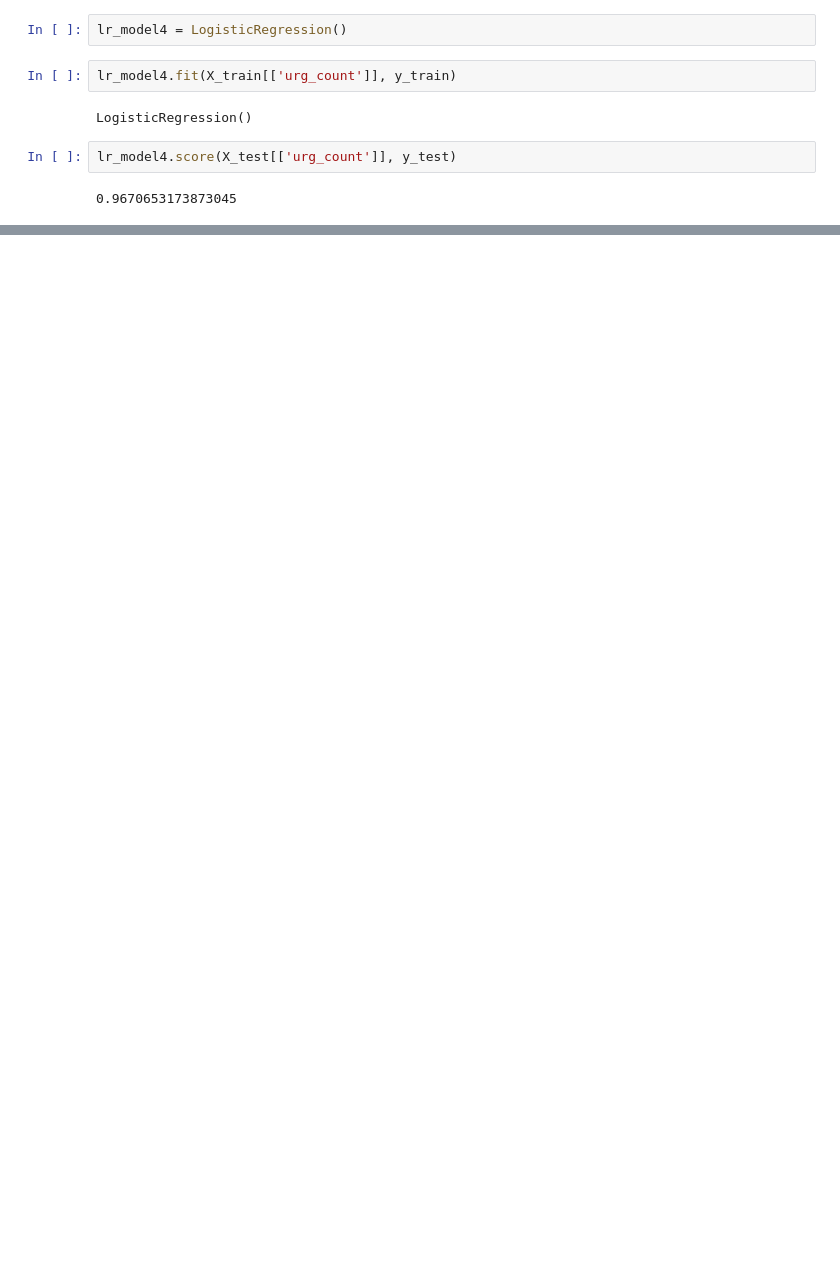
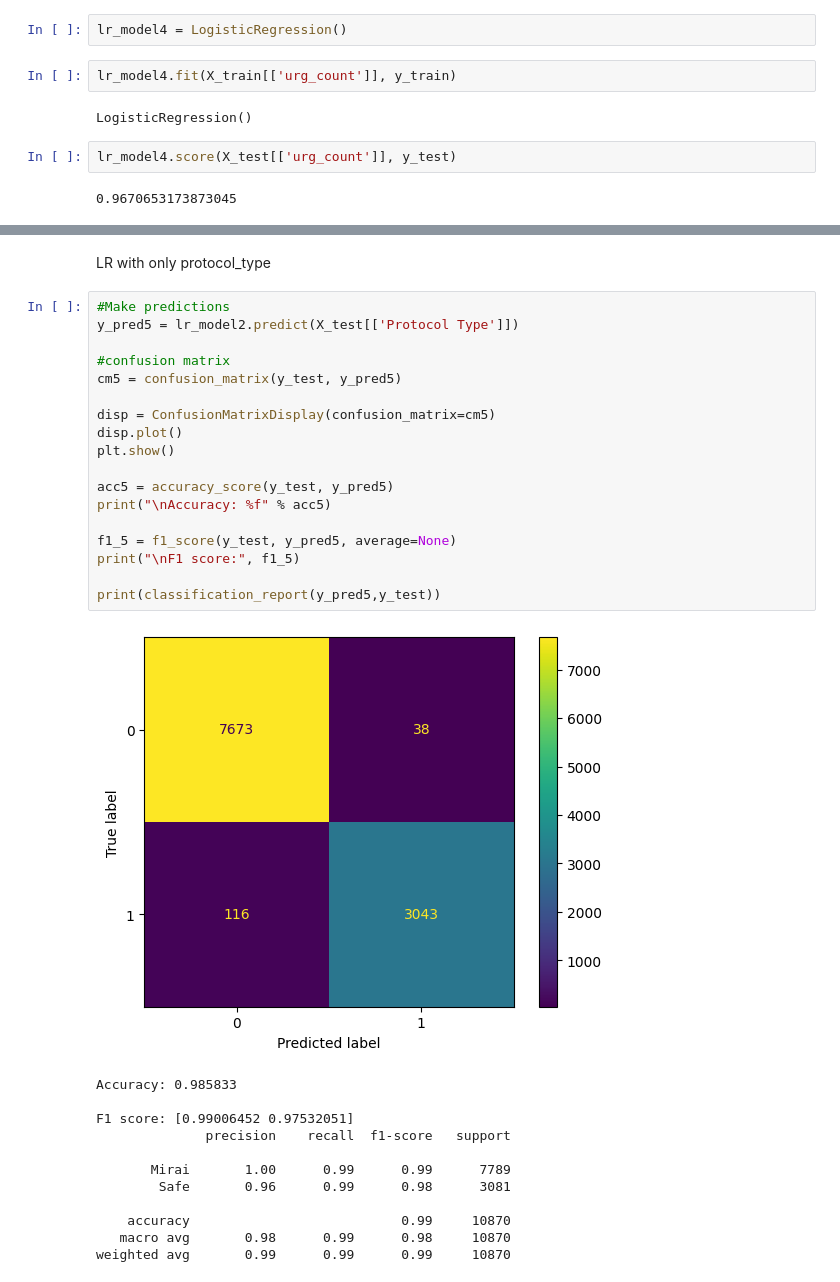
Before and after one commit to Antech15/LAEP-Project, a Jupyter notebook: LAEP_Project.ipynb, the cells around one changed output, grey strips where cells are left out. Saved outputs shown, nothing was run; the diff lists cells and outputs as text; blank space fills up the shorter version.

```diff
--- a/LAEP_Project.ipynb
+++ b/LAEP_Project.ipynb
@@ -575,0 +620,33 @@ lr_model4.score(X_test[['urg_count']], y_test)
+# %% [markdown]
+LR with only protocol_type
+# %%
+#Make predictions
+y_pred5 = lr_model2.predict(X_test[['Protocol Type']])
+
+#confusion matrix
+cm5 = confusion_matrix(y_test, y_pred5)
+
+disp = ConfusionMatrixDisplay(confusion_matrix=cm5)
+disp.plot()
+plt.show()
+
+acc5 = accuracy_score(y_test, y_pred5)
+print("\nAccuracy: %f" % acc5)
+
+f1_5 = f1_score(y_test, y_pred5, average=None)
+print("\nF1 score:", f1_5)
+
+print(classification_report(y_pred5,y_test))
+# %% [output]
+[figure, added]
+Accuracy: 0.985833
+
+F1 score: [0.99006452 0.97532051]
+              precision    recall  f1-score   support
+
+       Mirai       1.00      0.99      0.99      7789
+        Safe       0.96      0.99      0.98      3081
+
+    accuracy                           0.99     10870
+   macro avg       0.98      0.99      0.98     10870
+weighted avg       0.99      0.99      0.99     10870
```
Also changed, not shown: parts of 30 cells of this notebook.
